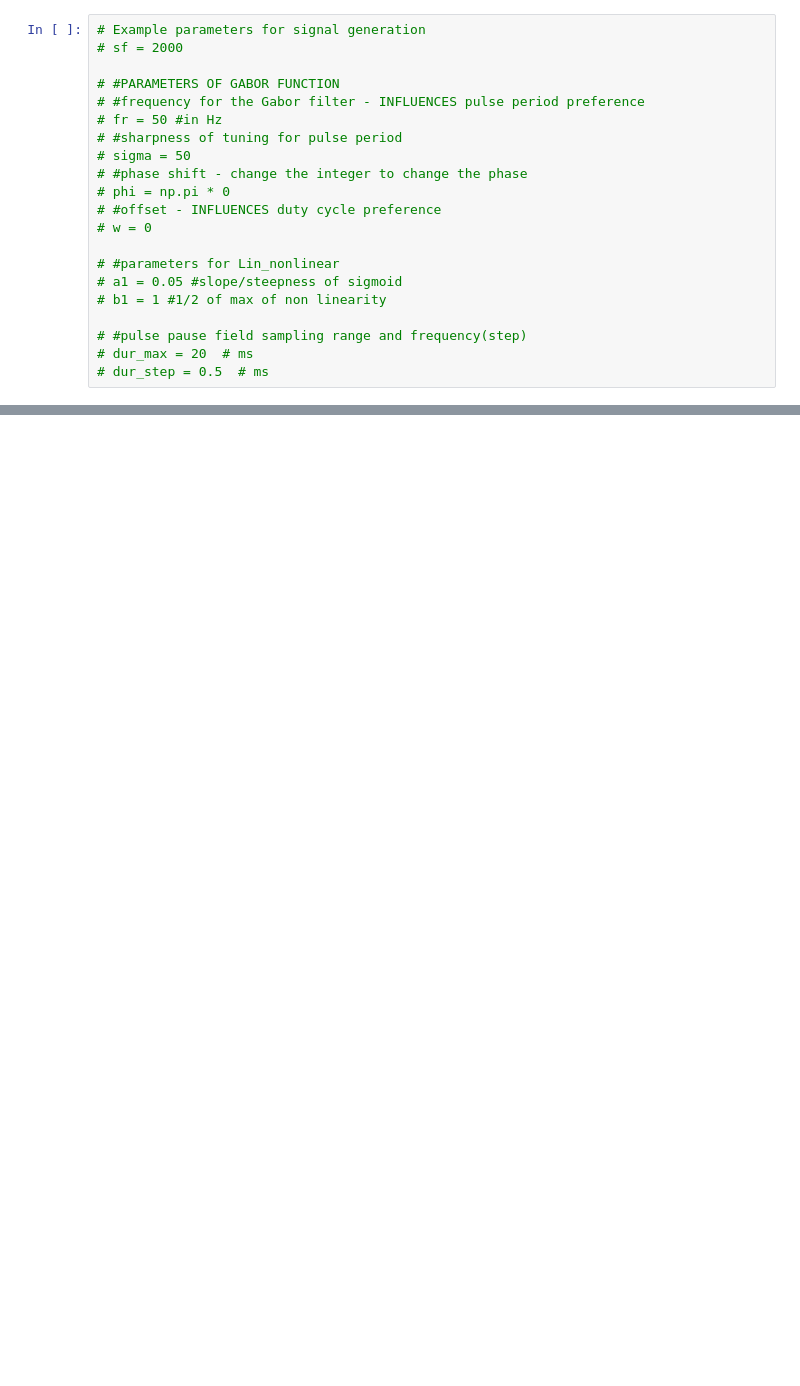
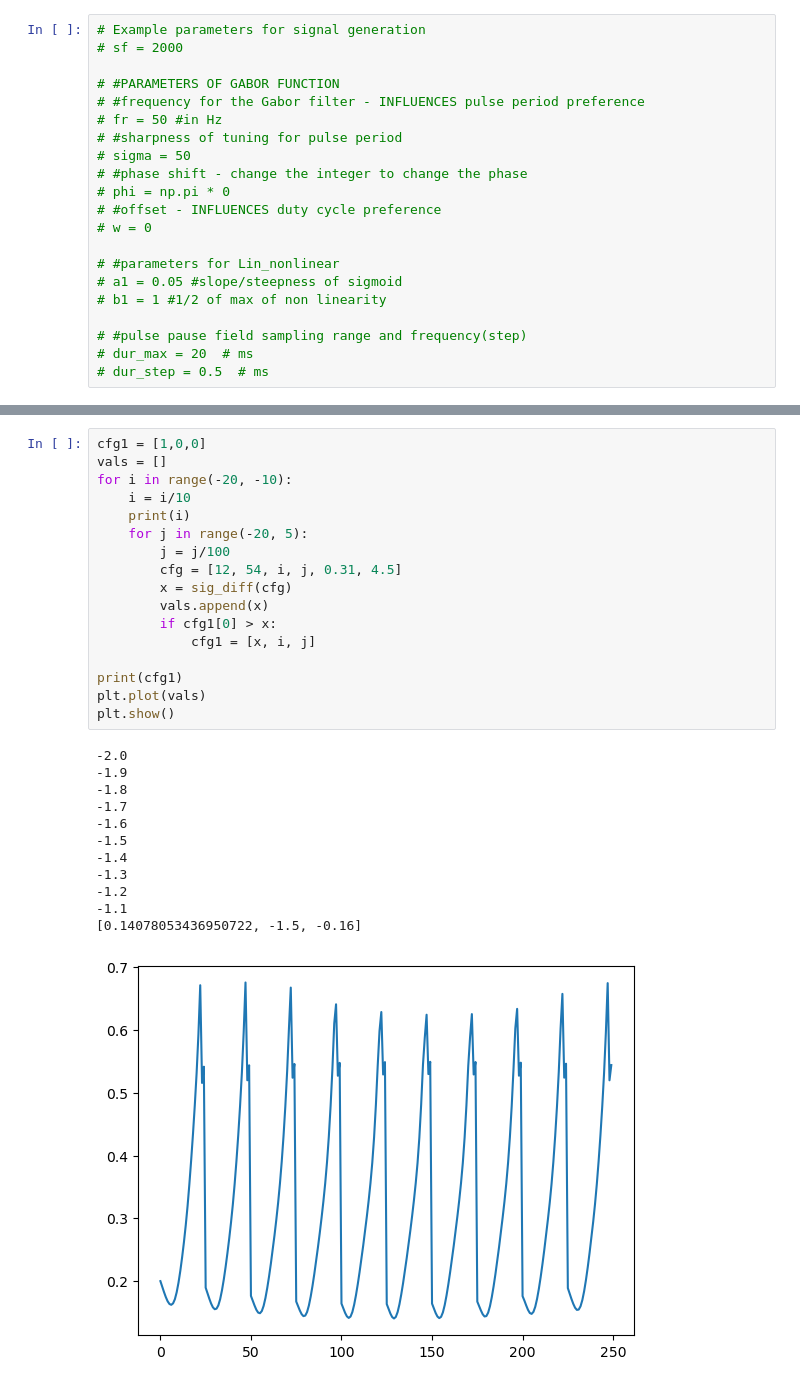
Before and after one commit to TheGeekyWarren/Lab_Rotation_Clemens, a Jupyter notebook: Final_Code-Copy1.ipynb, the cells around one changed output, grey strips where cells are left out. Saved outputs shown, nothing was run; the diff lists cells and outputs as text; blank space fills up the shorter version.

```diff
--- a/Final_Code-Copy1.ipynb
+++ b/Final_Code-Copy1.ipynb
@@ -369,0 +425,30 @@ plot_field(pdur_i, ppau_i, xe[1])
+# %%
+cfg1 = [1,0,0]
+vals = []
+for i in range(-20, -10):
+    i = i/10
+    print(i)
+    for j in range(-20, 5):
+        j = j/100
+        cfg = [12, 54, i, j, 0.31, 4.5]
+        x = sig_diff(cfg)
+        vals.append(x)
+        if cfg1[0] > x:
+            cfg1 = [x, i, j]
+
+print(cfg1)
+plt.plot(vals)
+plt.show()
+# %% [output]
+-2.0
+-1.9
+-1.8
+-1.7
+-1.6
+-1.5
+-1.4
+-1.3
+-1.2
+-1.1
+[0.14078053436950722, -1.5, -0.16]
+[figure, added]
```
Also changed, not shown: parts of 13 cells of this notebook.
